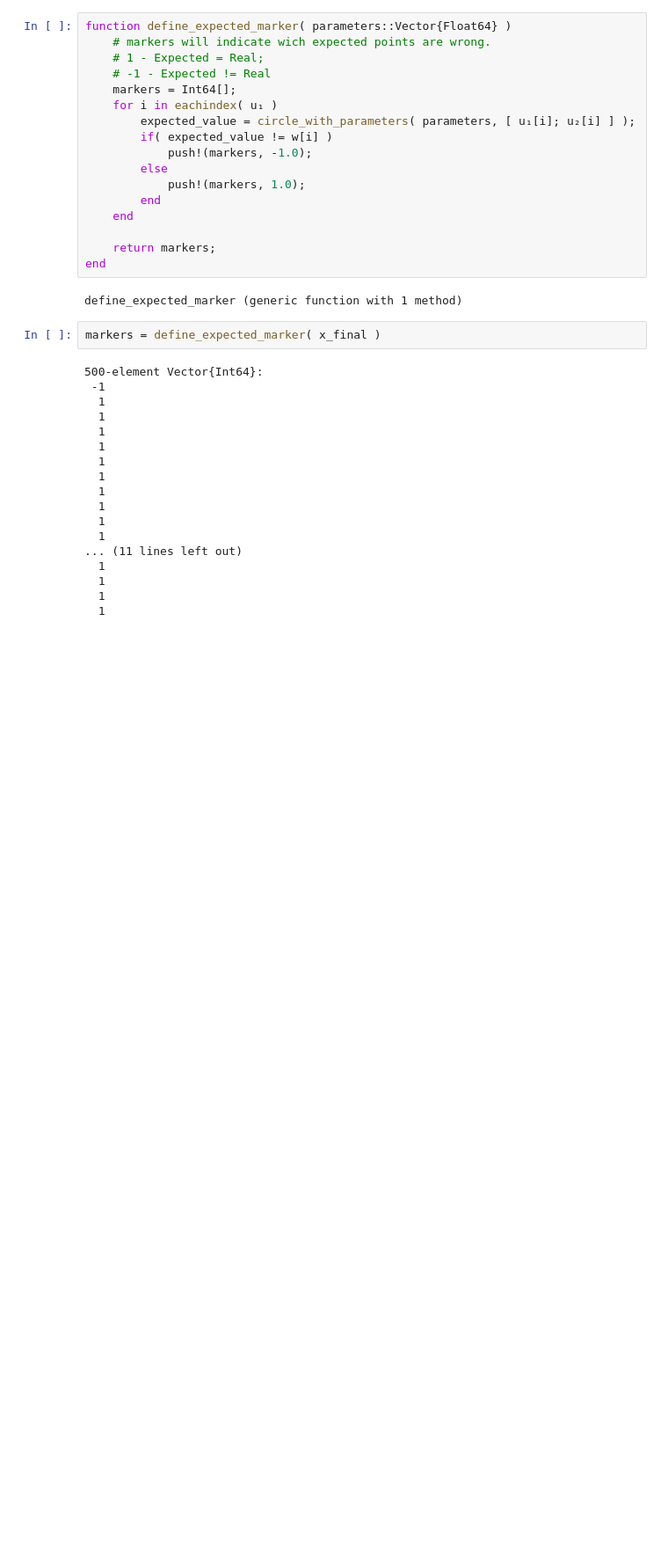
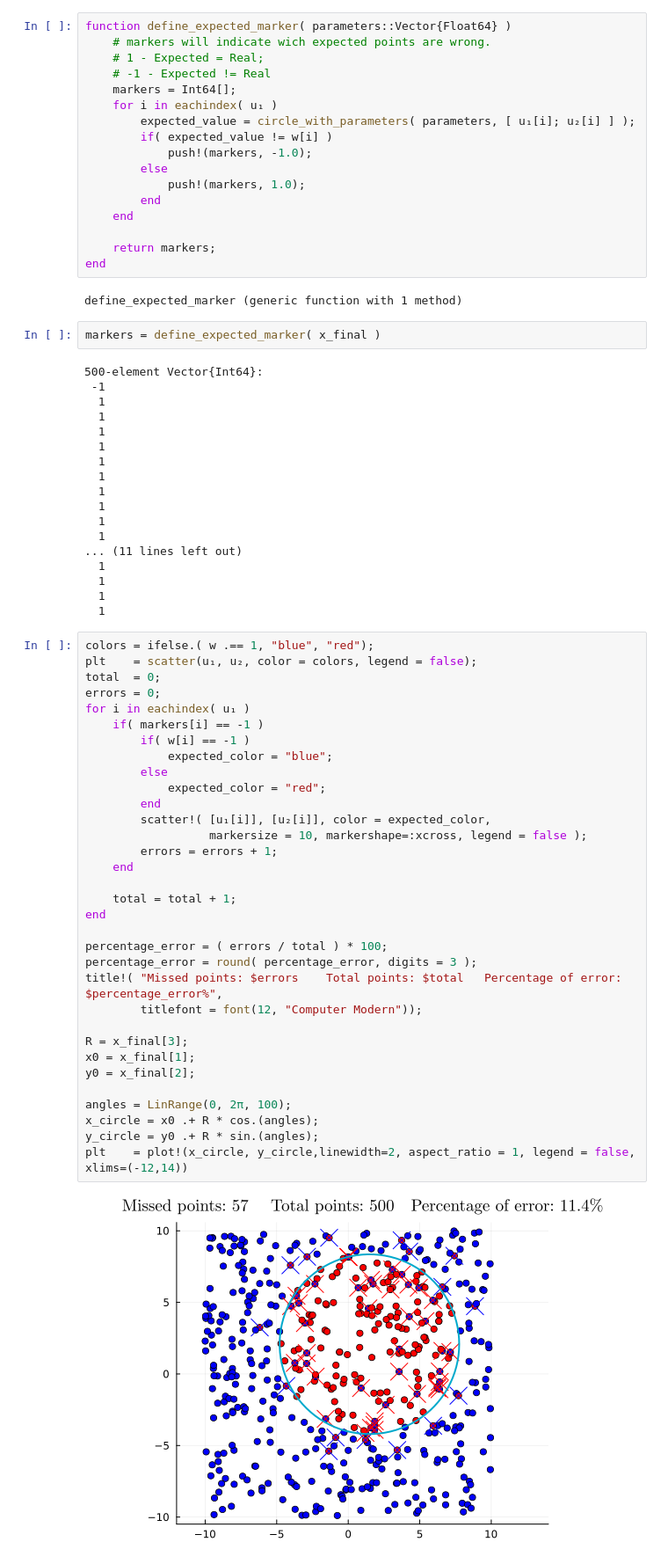
Before and after one commit to gabriel-marchetti/personal, a Jupyter notebook: aula_unicamp/2023_2s/MS903/projects/Projeto-Computacional/Circulo_Separador.ipynb, the cells around one changed output. Shown at 88% size. Cells and saved outputs as stored; diff of their text form; blank space fills up the shorter version.

```diff
--- a/aula_unicamp/2023_2s/MS903/projects/Projeto-Computacional/Circulo_Separador.ipynb
+++ b/aula_unicamp/2023_2s/MS903/projects/Projeto-Computacional/Circulo_Separador.ipynb
@@ -336,3 +330,38 @@ markers = define_expected_marker( x_final )
   1
   1
   1
+# %%
+colors = ifelse.( w .== 1, "blue", "red");
+plt    = scatter(u₁, u₂, color = colors, legend = false);
+total  = 0;
+errors = 0;
+for i in eachindex( u₁ )
+    if( markers[i] == -1 )
+        if( w[i] == -1 )
+            expected_color = "blue";
+        else
+            expected_color = "red";
+        end
+        scatter!( [u₁[i]], [u₂[i]], color = expected_color,
+                  markersize = 10, markershape=:xcross, legend = false );
+        errors = errors + 1;
+    end
+
+    total = total + 1;
+end
+
+percentage_error = ( errors / total ) * 100;
+percentage_error = round( percentage_error, digits = 3 );
+title!( "Missed points: $errors    Total points: $total   Percentage of error: $percentage_error%",
+        titlefont = font(12, "Computer Modern"));
+
+R = x_final[3];
+x0 = x_final[1];
+y0 = x_final[2];
+
+angles = LinRange(0, 2π, 100);
+x_circle = x0 .+ R * cos.(angles);
+y_circle = y0 .+ R * sin.(angles);
+plt    = plot!(x_circle, y_circle,linewidth=2, aspect_ratio = 1, legend = false, xlims=(-12,14))
+# %% [output]
+[figure, added]
```
Also changed, not shown: parts of 2 cells of this notebook.
